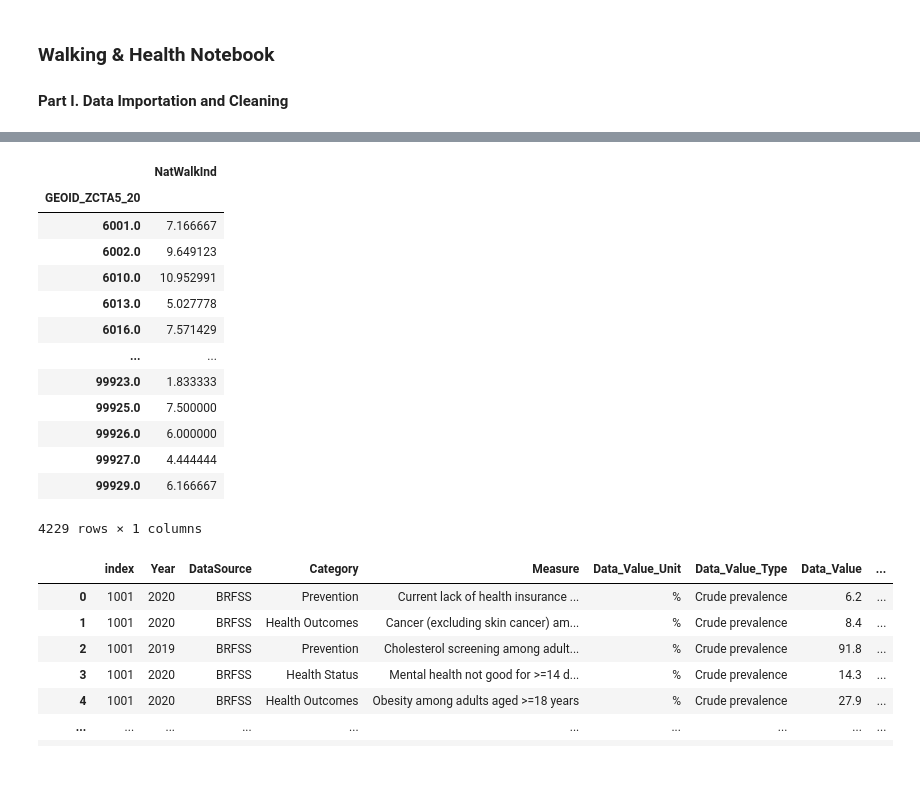
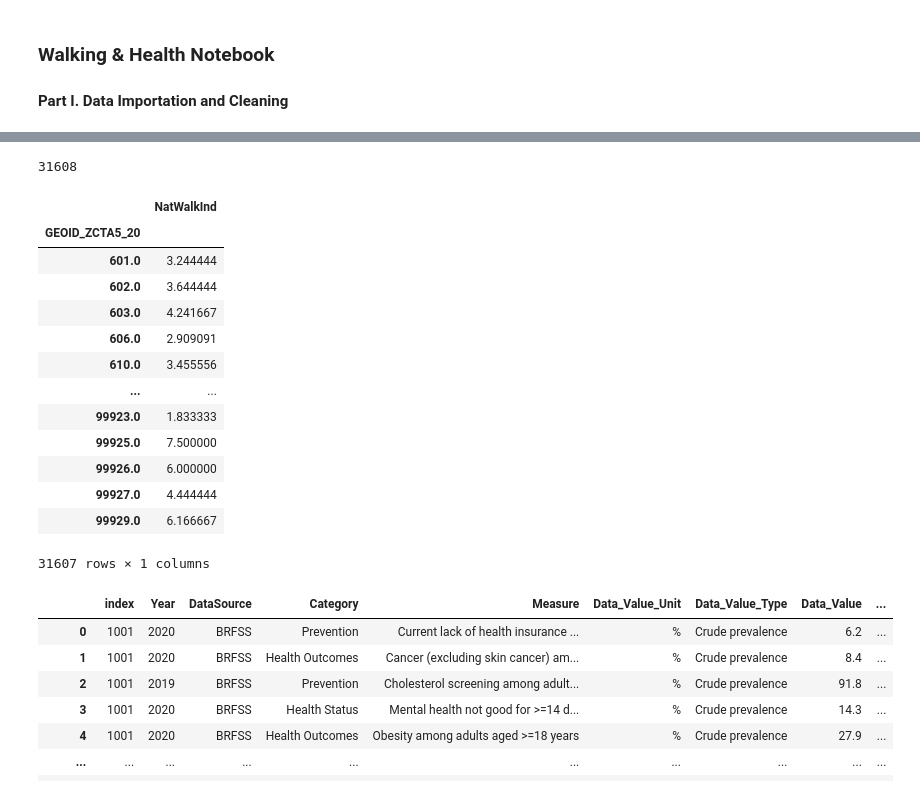
Before and after one commit to jon-pun/final4741project, a Jupyter notebook: walkability.ipynb, the cells around one changed output, grey strips where cells are left out. Saved outputs shown, nothing was run; the diff lists cells and outputs as text; code cells hidden in the pictures.

```diff
--- a/walkability.ipynb
+++ b/walkability.ipynb
@@ -12,7 +40,4 @@ relation = pd.read_csv("zcta_tract_relationship.txt", sep = "|")
 # %%
-match = relation[["GEOID_ZCTA5_20", "GEOID_TRACT_20"]]
 match = match.dropna()
 match['GEOID_TRACT_20'] = match['GEOID_TRACT_20'] / 1.0
-
-walkability.rename(columns = {"GEOID20": "GEOID_TRACT_20"}, inplace = True)
-walkability['GEOID_TRACT_20'] = (walkability['GEOID_TRACT_20'] // 10)
+match.loc[3268]
@@ -19,3 +51,0 @@ walkability['GEOID_TRACT_20'] = (walkability['GEOID_TRACT_20'] // 10)
-# %%
-walkability = walkability.set_index("GEOID_TRACT_20").join(match.set_index("GEOID_TRACT_20")).reset_index()
-walkability
@@ -35,0 +52,5 @@ walkability
+# %%
+walkability["GEOID_TRACT_20"] = walkability["STATEFP"].astype(str).str.rjust(2,'0') + walkability["COUNTYFP"].astype(str).str.rjust(3,'0')+walkability["TRACTCE"].astype(str).str.rjust(6,'0')
+# walkability["GEOID_TRACT_20"] = walkability["GEOID_TRACT_20"].str.ljust(11,'0')
+walkability["GEOID_TRACT_20"] = walkability["GEOID_TRACT_20"].astype(float)
+# print(list(walkability.columns))
@@ -35,0 +93,3 @@ walkability
+# %%
+joined_test = walkability.join(match.set_index("GEOID_TRACT_20"),on="GEOID_TRACT_20",lsuffix='_caller', rsuffix='_other')
+joined_test
@@ -36,22 +110,27 @@ walkability
+# %%
+len(joined_test['GEOID_ZCTA5_20'].unique())
+# %% [output]
+31608
 # %%
-walk_subset = walkability[['NatWalkInd', 'GEOID_ZCTA5_20']]
+walk_subset = joined_test[['NatWalkInd', 'GEOID_ZCTA5_20']]
 walk_subset = pd.DataFrame(walk_subset.groupby("GEOID_ZCTA5_20").mean())
+# len(walk_subset['GEOID_ZCTA5_20'].unique())
 walk_subset
 # %% [output]
 |  | NatWalkInd |
 | GEOID_ZCTA5_20 |  |
-| 6001.0 | 7.166667 |
-| 6002.0 | 9.649123 |
-| 6010.0 | 10.952991 |
-| 6013.0 | 5.027778 |
-| 6016.0 | 7.571429 |
+| 601.0 | 3.244444 |
+| 602.0 | 3.644444 |
+| 603.0 | 4.241667 |
+| 606.0 | 2.909091 |
+| 610.0 | 3.455556 |
 | ... | ... |
 | 99923.0 | 1.833333 |
 | 99925.0 | 7.500000 |
 | 99926.0 | 6.000000 |
 | 99927.0 | 4.444444 |
 | 99929.0 | 6.166667 |
-4229 rows × 1 columns
+31607 rows × 1 columns
 # %%
 health.set_index("LocationName").join(walk_subset).reset_index()
 # %% [output]
```
Also changed, not shown: parts of 9 cells of this notebook.
